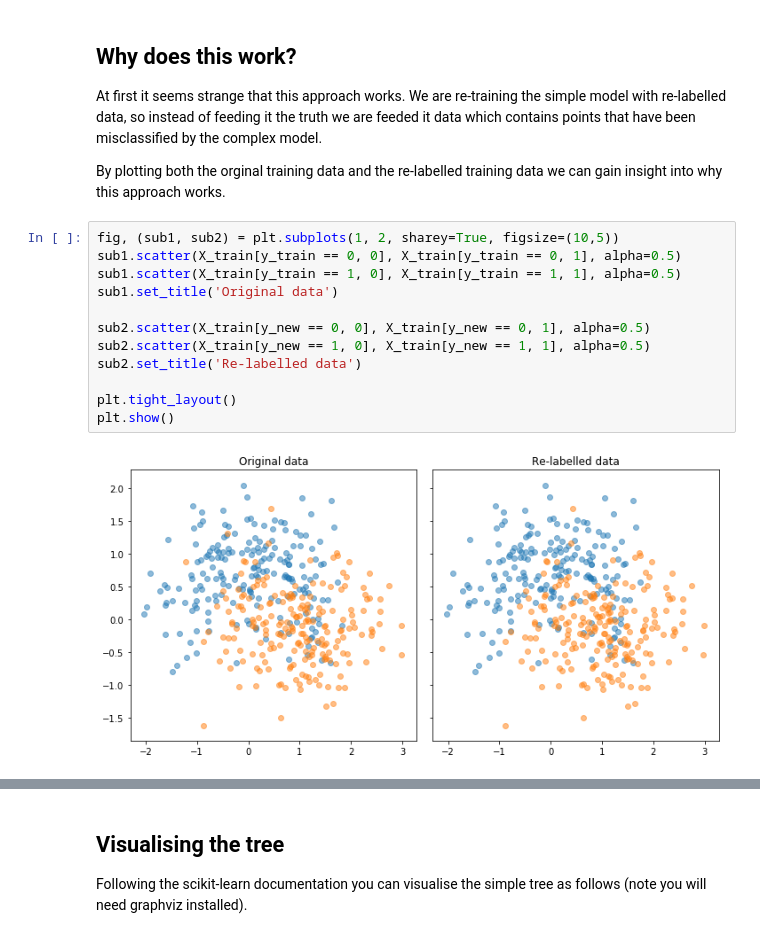
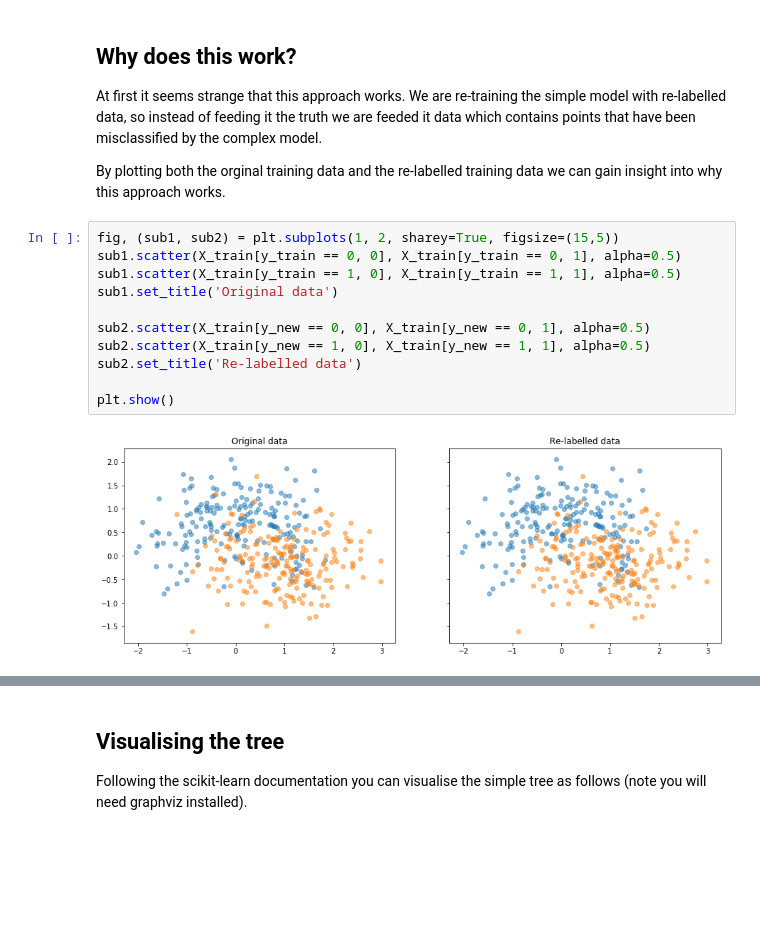
Before and after one commit to jjfallon/ds-notes, a Jupyter notebook: trees-to-tree.ipynb, the cells around one changed output, grey strips where cells are left out. Drawn from its saved outputs; the diff is of its cells as text; blank space fills up the shorter version.

Commit message:
Improved clarity of the graphs.

```diff
--- a/trees-to-tree.ipynb
+++ b/trees-to-tree.ipynb
@@ -126,16 +126,15 @@ At first it seems strange that this approach works. We are re-training the simpl
 
 By plotting both the orginal training data and the re-labelled training data we can gain insight into why this approach works.
 # %%
-fig, (sub1, sub2) = plt.subplots(1, 2, sharey=True, figsize=(10,5))
+fig, (sub1, sub2) = plt.subplots(1, 2, sharey=True, figsize=(15,5))
 sub1.scatter(X_train[y_train == 0, 0], X_train[y_train == 0, 1], alpha=0.5)
 sub1.scatter(X_train[y_train == 1, 0], X_train[y_train == 1, 1], alpha=0.5)
 sub1.set_title('Original data')
 
 sub2.scatter(X_train[y_new == 0, 0], X_train[y_new == 0, 1], alpha=0.5)
 sub2.scatter(X_train[y_new == 1, 0], X_train[y_new == 1, 1], alpha=0.5)
 sub2.set_title('Re-labelled data')
 
-plt.tight_layout()
 plt.show()
 # %% [output]
-[figure, old version]
+[figure, new version]
```
Also changed, not shown: parts of 4 cells of this notebook.
